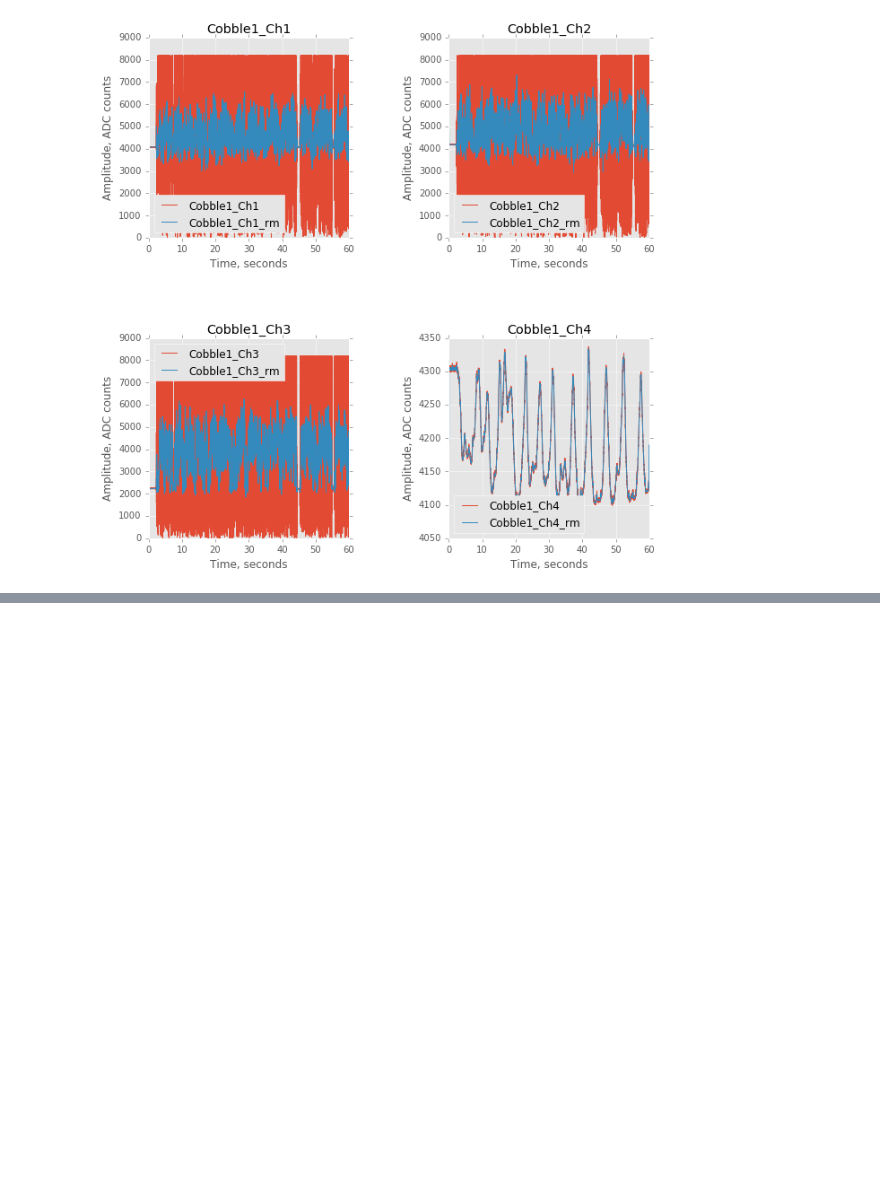
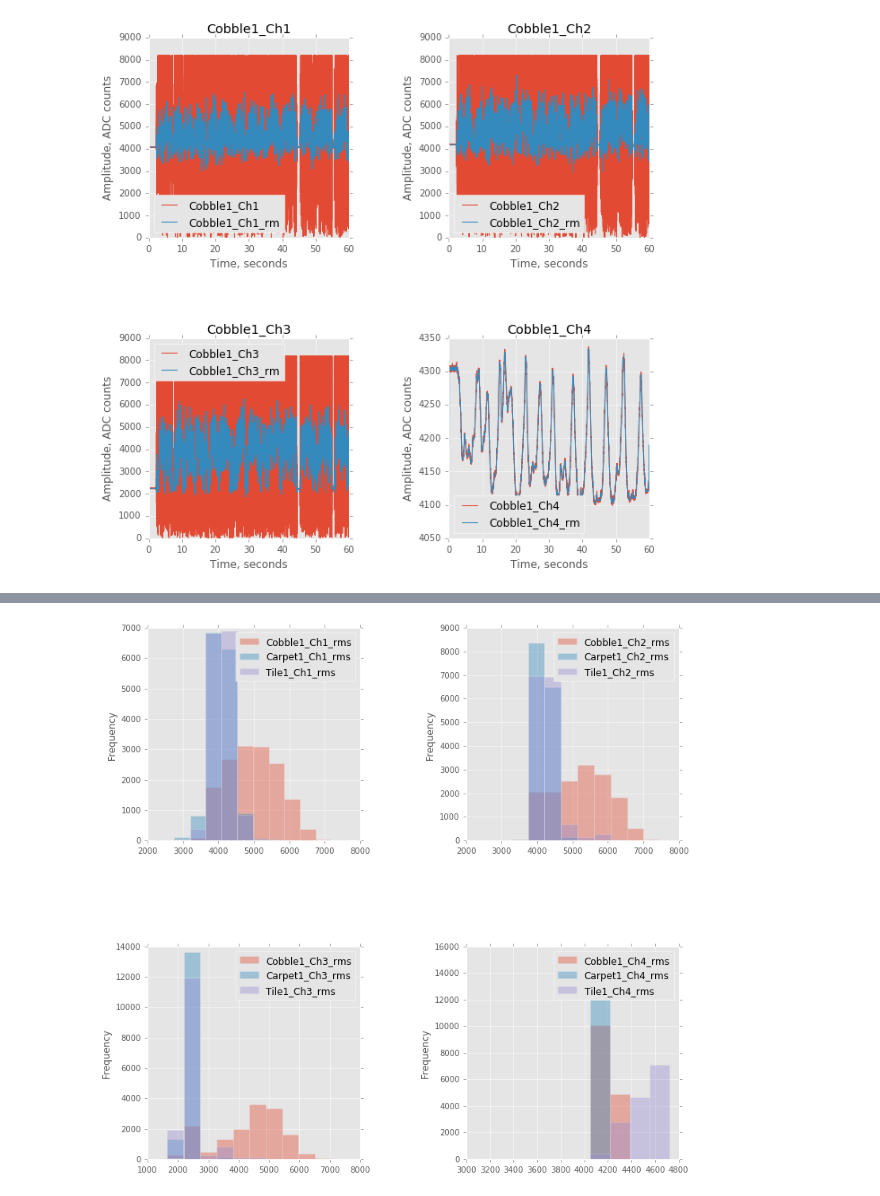
Before and after one commit to MoreCoffee12/AccelPlot, a Jupyter notebook: PythonScripts/ExploratoryAnalysis.ipynb, the cells around one changed output, grey strips where cells are left out. Cells and saved outputs as stored; diff of their text form; code cells hidden in the pictures; blank space fills up the shorter version.

```diff
--- a/PythonScripts/ExploratoryAnalysis.ipynb
+++ b/PythonScripts/ExploratoryAnalysis.ipynb
@@ -242,0 +248,5 @@ plotClasses(strClass1, strClass2)
+# %%
+strSuff = '_rms'
+plotClasses(strClass, strSuff)
+# %% [output]
+[figure, added]
```
Also changed, not shown: parts of 16 cells of this notebook.
